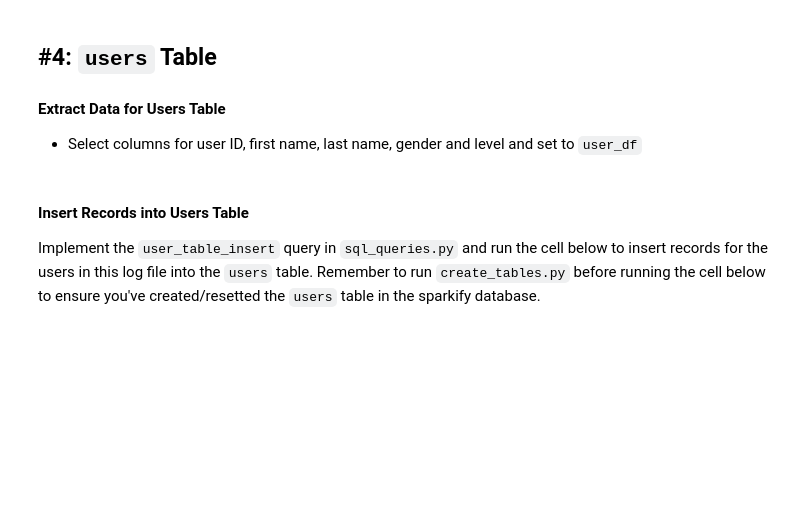
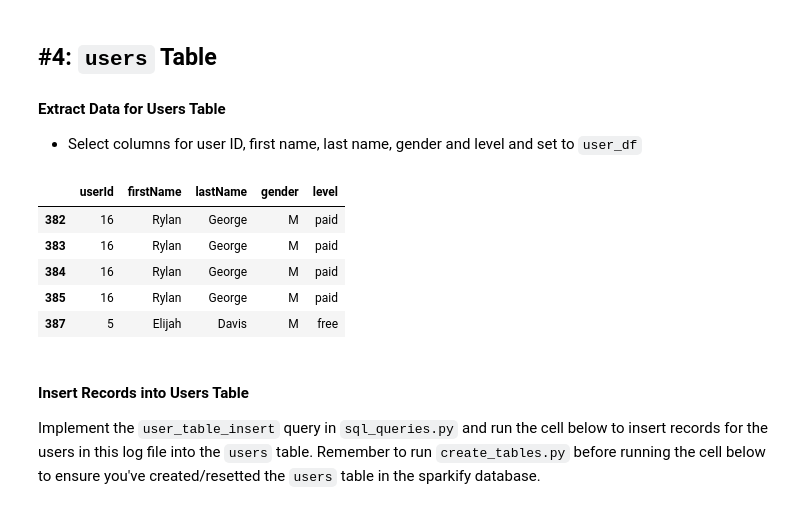
Before and after one commit to MarsPanther/data-modeling-postgres-project, a Jupyter notebook: etl.ipynb, the cells around one changed output. Saved outputs shown, nothing was run; the diff lists cells and outputs as text; code cells hidden in the pictures; blank space fills up the shorter version.

```diff
--- a/etl.ipynb
+++ b/etl.ipynb
@@ -151,3 +176,13 @@ user_df =
+# %%
+user_df = df[['userId', 'firstName', 'lastName', 'gender', 'level']]
+user_df.tail()
+# %% [output]
+|  | userId | firstName | lastName | gender | level |
+| 382 | 16 | Rylan | George | M | paid |
+| 383 | 16 | Rylan | George | M | paid |
+| 384 | 16 | Rylan | George | M | paid |
+| 385 | 16 | Rylan | George | M | paid |
+| 387 | 5 | Elijah | Davis | M | free |
 # %% [markdown]
 #### Insert Records into Users Table
 Implement the `user_table_insert` query in `sql_queries.py` and run the cell below to insert records for the users in this log file into the `users` table. Remember to run `create_tables.py` before running the cell below to ensure you've created/resetted the `users` table in the sparkify database.
```
Also changed, not shown: parts of 9 cells of this notebook, 3 other files.
